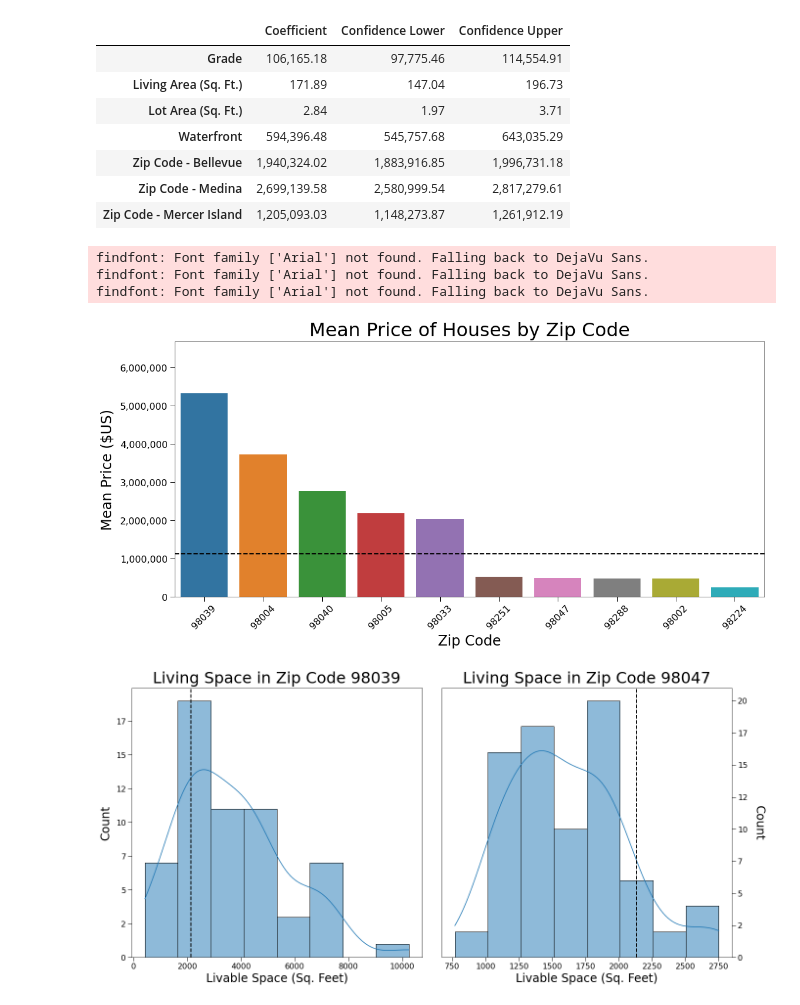
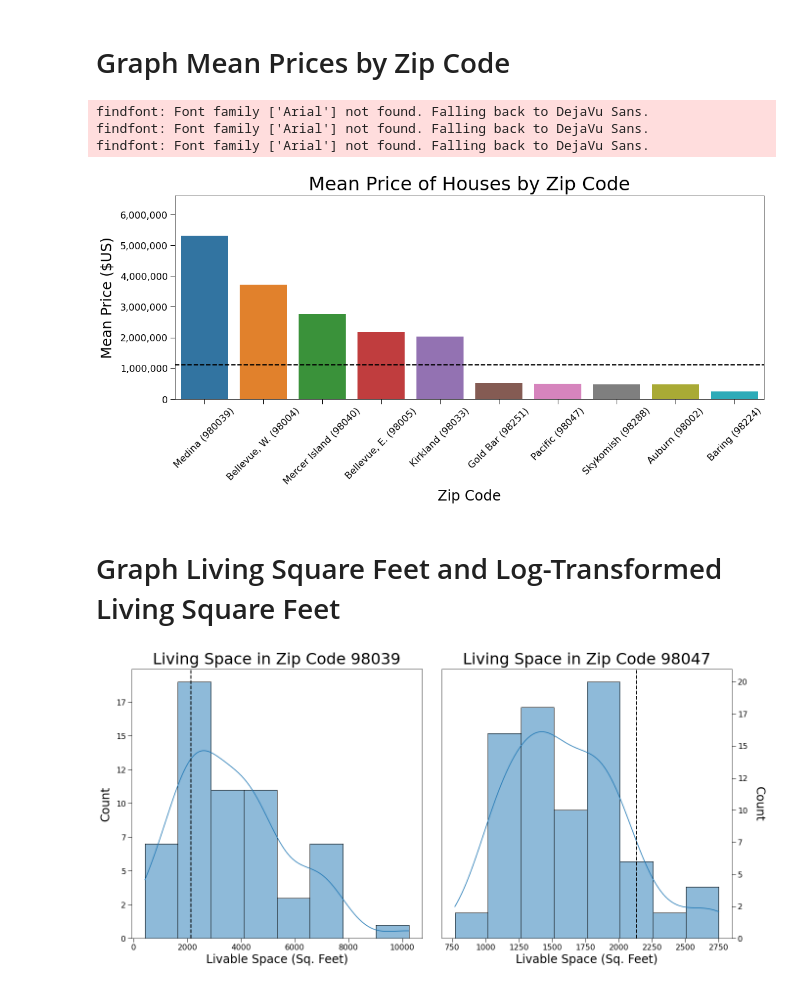
Before and after one commit to JoshuaGottlieb/King-County-Analysis, a Jupyter notebook: notebooks/Visualizations.ipynb, the cells around one changed output. Cells and saved outputs as stored; diff of their text form; code cells hidden in the pictures.

```diff
--- a/notebooks/Visualizations.ipynb
+++ b/notebooks/Visualizations.ipynb
@@ -99,14 +181,3 @@ baseline_to_show.index = ['Grade', 'Living Area (Sq. Ft.)', 'Lot Area (Sq. Ft.)'
 
 # Save image
 dfi.export(baseline_to_show, '../images/baseline_coeff.png')
-# %%
-baseline_to_show
-# %% [output]
-|  | Coefficient | Confidence Lower | Confidence Upper |
-| Grade | 106,165.18 | 97,775.46 | 114,554.91 |
-| Living Area (Sq. Ft.) | 171.89 | 147.04 | 196.73 |
-| Lot Area (Sq. Ft.) | 2.84 | 1.97 | 3.71 |
-| Waterfront | 594,396.48 | 545,757.68 | 643,035.29 |
-| Zip Code - Bellevue | 1,940,324.02 | 1,883,916.85 | 1,996,731.18 |
-| Zip Code - Medina | 2,699,139.58 | 2,580,999.54 | 2,817,279.61 |
-| Zip Code - Mercer Island | 1,205,093.03 | 1,148,273.87 | 1,261,912.19 |
@@ -155,37 +184,51 @@ def configure_ticklabels_and_params(ax):
+# %% [markdown]
+# Graph Mean Prices by Zip Code
 # %%
+# Select top 5 and lowest 5 zipcodes out of all data
+grouped_by_zip = all_data.groupby('zipcode').mean()
+top_5_zip_by_price = grouped_by_zip.price.nlargest(5).index.tolist()
+least_5_zip_by_price = grouped_by_zip.price.nsmallest(5).index.tolist()
+least_5_zip_by_price.reverse()
+most_influential_zip_by_price = top_5_zip_by_price + least_5_zip_by_price
+
 # Declare fig, ax objects
 fig, ax = plt.subplots(figsize = (16, 8))
 
 # Create seaborn barplot
 sns.barplot(x = all_data.loc[all_data.zipcode.isin(most_influential_zip_by_price)].zipcode,
             y = all_data.price,
             order = most_influential_zip_by_price,
             errwidth = 0,
             ax = ax);
 
 # Create horizontal line depicting mean price of all houses
 ax.axhline(y = all_data.price.mean(), linestyle = '--', linewidth = 2, c = 'k')
 
 # Set axis labels and title
 configure_axislabels_and_title(ax, 'Zip Code', 'Mean Price ($US)', 'Mean Price of Houses by Zip Code')
 
 # Configure tick labels and ticks
+ax.set_xticklabels(['Medina (980039)', 'Bellevue, W. (98004)', 'Mercer Island (98040)', 'Bellevue, E. (98005)',
+                'Kirkland (98033)', 'Gold Bar (98251)', 'Pacific (98047)', 'Skykomish (98288)',
+                'Auburn (98002)', 'Baring (98224)'])
 ax.get_yaxis().set_major_formatter(pltticker.FuncFormatter(lambda x, p: format(int(x), ',')))
 
 plt.xticks(rotation = 45)
 
 configure_ticklabels_and_params(ax)
 
 # Set tight layout
 plt.tight_layout()
 
 # Save image
 plt.savefig('../images/mean_price_by_zipcode.png')
 # %% [output]
 findfont: Font family ['Arial'] not found. Falling back to DejaVu Sans.
 findfont: Font family ['Arial'] not found. Falling back to DejaVu Sans.
 findfont: Font family ['Arial'] not found. Falling back to DejaVu Sans.
-[figure, old version]
+[figure, new version]
+# %% [markdown]
+# Graph Living Square Feet and Log-Transformed Living Square Feet
 # %%
 # Create fig, ax objects
 fig, ax = plt.subplots(1, 2, figsize = (20, 10))
```
Also changed, not shown: parts of 19 cells of this notebook, 6 other files.
